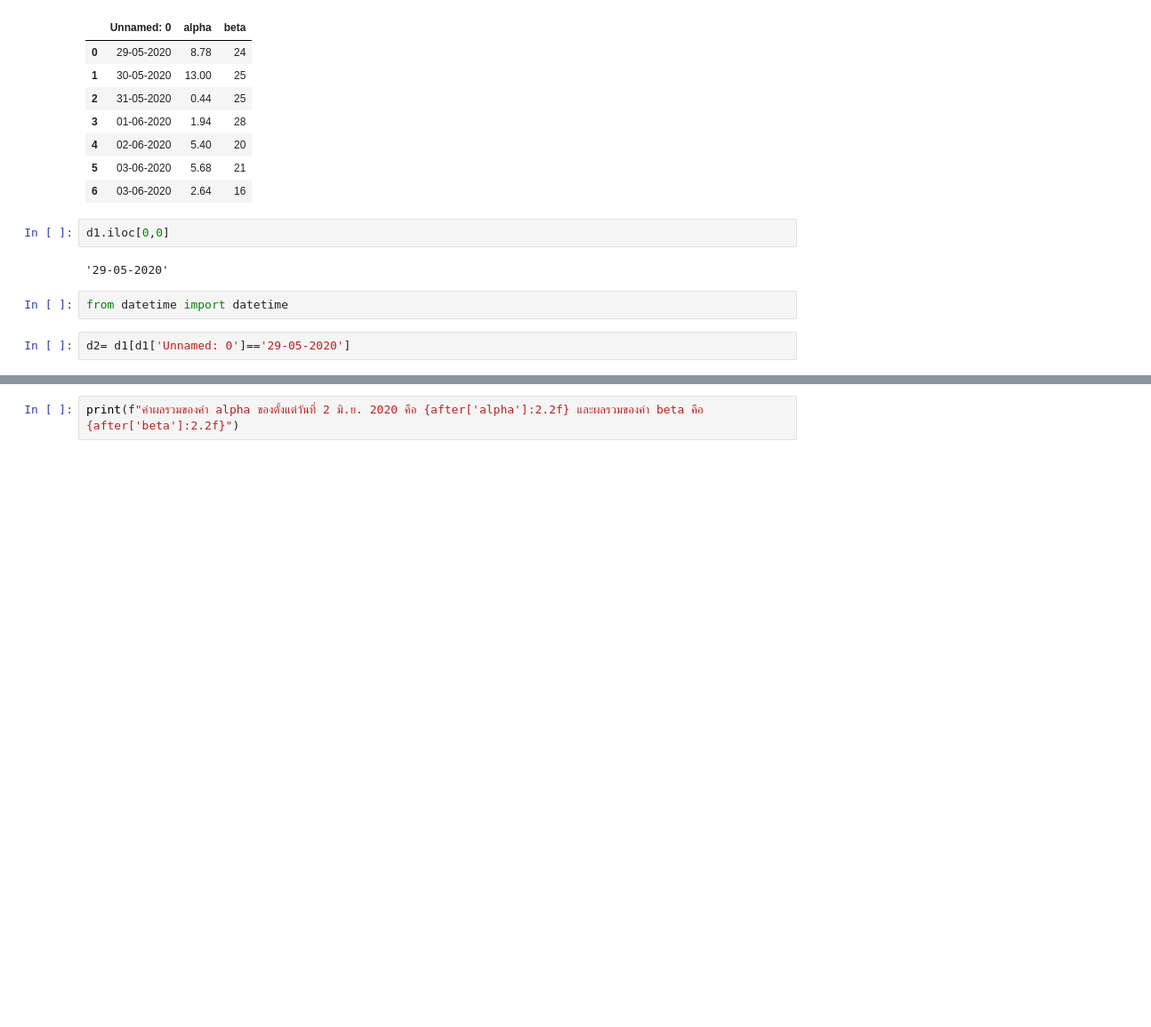
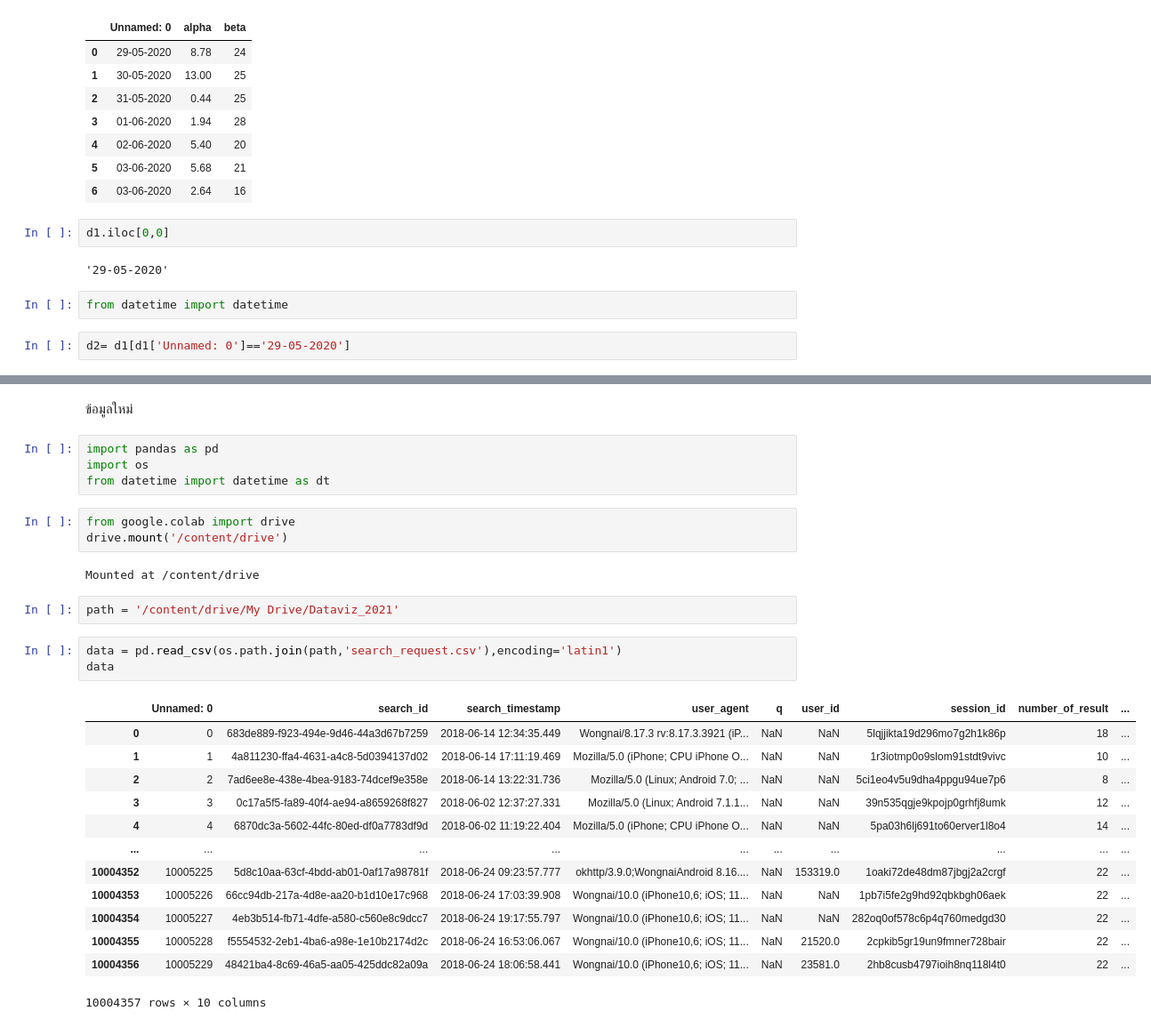
Before and after one commit to waraporn19/data_viz, a Jupyter notebook: Quiz_5.ipynb, the cells around one changed output, grey strips where cells are left out. Shown at 89% size. Cells and saved outputs as stored; diff of their text form; blank space fills up the shorter version.

```diff
--- a/Quiz_5.ipynb
+++ b/Quiz_5.ipynb
@@ -99,2 +167,30 @@ print(f"ค่าผลรวมของค่า alpha ของก่อน
-# %%
-print(f"ค่าผลรวมของค่า alpha ของตั้งแต่วันที่ 2 มิ.ย. 2020 คือ {after['alpha']:2.2f} และผลรวมของค่า beta คือ {after['beta']:2.2f}")
+# %% [markdown]
+ข้อมูลใหม่
+# %%
+import pandas as pd
+import os
+from datetime import datetime as dt
+# %%
+from google.colab import drive
+drive.mount('/content/drive')
+# %% [output]
+Mounted at /content/drive
+# %%
+path = '/content/drive/My Drive/Dataviz_2021'
+# %%
+data = pd.read_csv(os.path.join(path,'search_request.csv'),encoding='latin1')
+data
+# %% [output]
+|  | Unnamed: 0 | search_id | search_timestamp | user_agent | q | user_id | session_id | number_of_result | ... |
+| 0 | 0 | 683de889-f923-494e-9d46-44a3d67b7259 | 2018-06-14 12:34:35.449 | Wongnai/8.17.3 rv:8.17.3.3921 (iP... | NaN | NaN | 5lqjjikta19d296mo7g2h1k86p | 18 | ... |
+| 1 | 1 | 4a811230-ffa4-4631-a4c8-5d0394137d02 | 2018-06-14 17:11:19.469 | Mozilla/5.0 (iPhone; CPU iPhone O... | NaN | NaN | 1r3iotmp0o9slom91stdt9vivc | 10 | ... |
+| 2 | 2 | 7ad6ee8e-438e-4bea-9183-74dcef9e358e | 2018-06-14 13:22:31.736 | Mozilla/5.0 (Linux; Android 7.0; ... | NaN | NaN | 5ci1eo4v5u9dha4ppgu94ue7p6 | 8 | ... |
+| 3 | 3 | 0c17a5f5-fa89-40f4-ae94-a8659268f827 | 2018-06-02 12:37:27.331 | Mozilla/5.0 (Linux; Android 7.1.1... | NaN | NaN | 39n535qgje9kpojp0grhfj8umk | 12 | ... |
+| 4 | 4 | 6870dc3a-5602-44fc-80ed-df0a7783df9d | 2018-06-02 11:19:22.404 | Mozilla/5.0 (iPhone; CPU iPhone O... | NaN | NaN | 5pa03h6lj691to60erver1l8o4 | 14 | ... |
+| ... | ... | ... | ... | ... | ... | ... | ... | ... | ... |
+| 10004352 | 10005225 | 5d8c10aa-63cf-4bdd-ab01-0af17a98781f | 2018-06-24 09:23:57.777 | okhttp/3.9.0;WongnaiAndroid 8.16.... | NaN | 153319.0 | 1oaki72de48dm87jbgj2a2crgf | 22 | ... |
+| 10004353 | 10005226 | 66cc94db-217a-4d8e-aa20-b1d10e17c968 | 2018-06-24 17:03:39.908 | Wongnai/10.0 (iPhone10,6; iOS; 11... | NaN | NaN | 1pb7i5fe2g9hd92qbkbgh06aek | 22 | ... |
+| 10004354 | 10005227 | 4eb3b514-fb71-4dfe-a580-c560e8c9dcc7 | 2018-06-24 19:17:55.797 | Wongnai/10.0 (iPhone10,6; iOS; 11... | NaN | NaN | 282oq0of578c6p4q760medgd30 | 22 | ... |
+| 10004355 | 10005228 | f5554532-2eb1-4ba6-a98e-1e10b2174d2c | 2018-06-24 16:53:06.067 | Wongnai/10.0 (iPhone10,6; iOS; 11... | NaN | 21520.0 | 2cpkib5gr19un9fmner728bair | 22 | ... |
+| 10004356 | 10005229 | 48421ba4-8c69-46a5-aa05-425ddc82a09a | 2018-06-24 18:06:58.441 | Wongnai/10.0 (iPhone10,6; iOS; 11... | NaN | 23581.0 | 2hb8cusb4797ioih8nq118l4t0 | 22 | ... |
+10004357 rows × 10 columns
```
Also changed, not shown: parts of 22 cells of this notebook.
